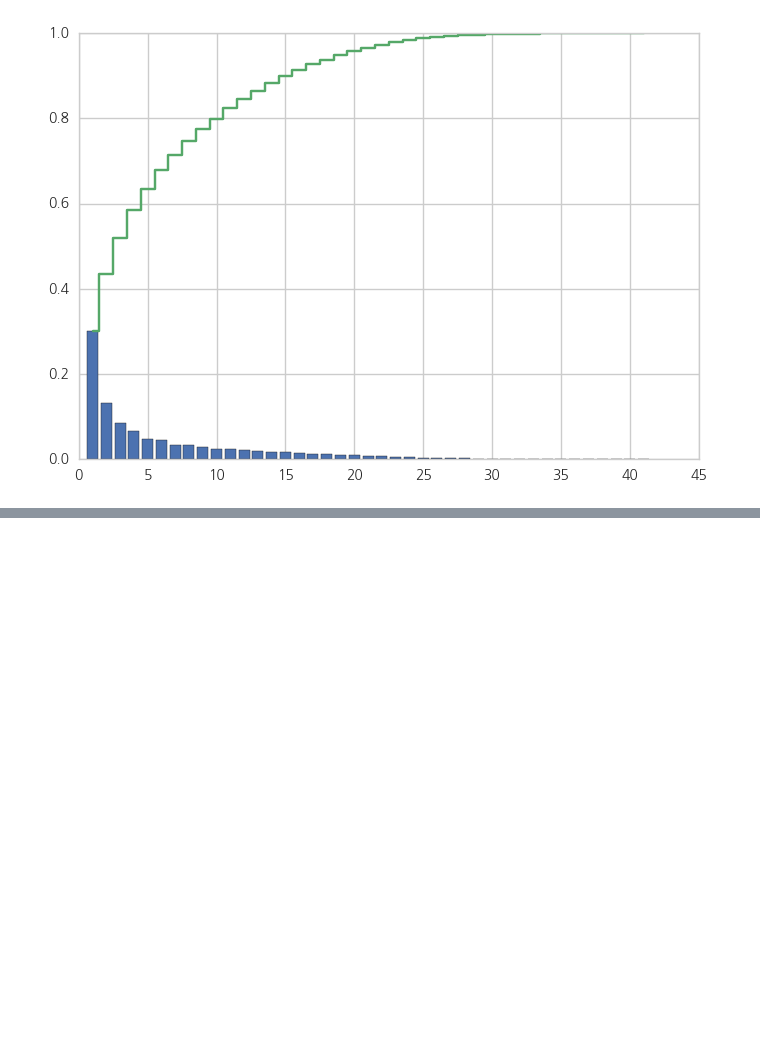
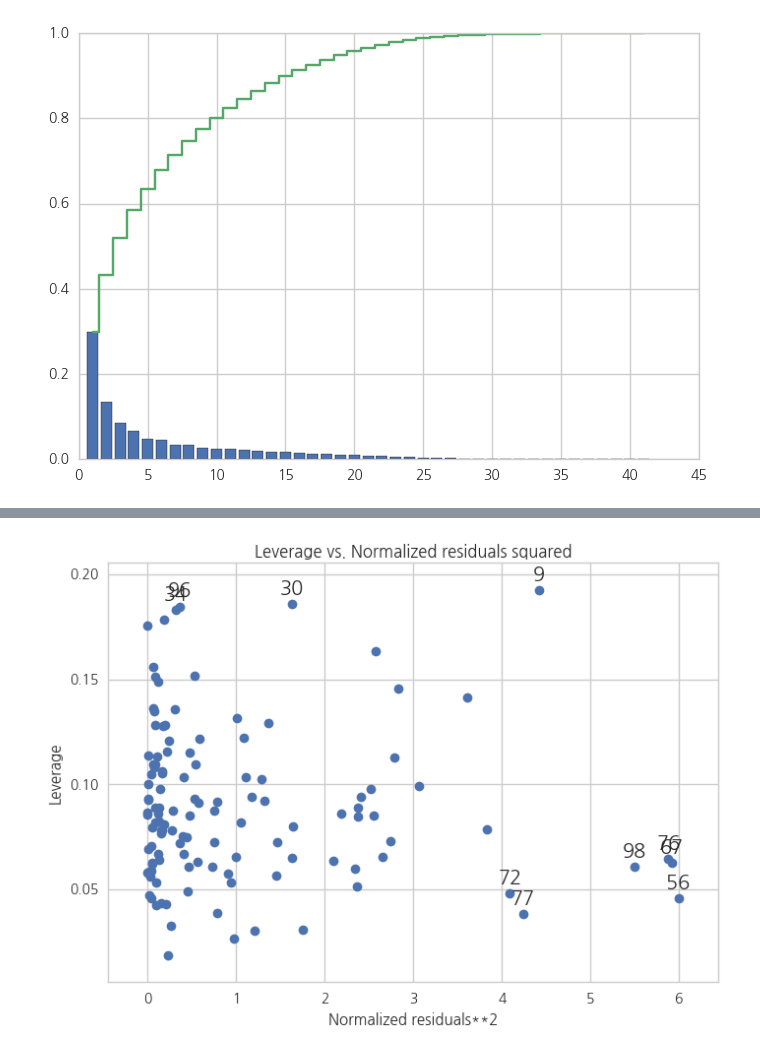
Before and after one commit to Wonheee/dss_team_project, a Jupyter notebook: Hitter_모델_PCA.ipynb, the cells around one changed output, grey strips where cells are left out. Saved outputs shown, nothing was run; the diff lists cells and outputs as text; code cells hidden in the pictures; blank space fills up the shorter version.

```diff
--- a/Hitter_모델_PCA.ipynb
+++ b/Hitter_모델_PCA.ipynb
@@ -61,0 +147,5 @@ TypeError: Could not operate 1 with block values cannot concatenate 'str' and 'i
+# %%
+sm.graphics.plot_leverage_resid2(result1)
+plt.show()
+# %% [output]
+[figure, added]
```
Also changed, not shown: parts of 36 cells of this notebook, 2 other files.
